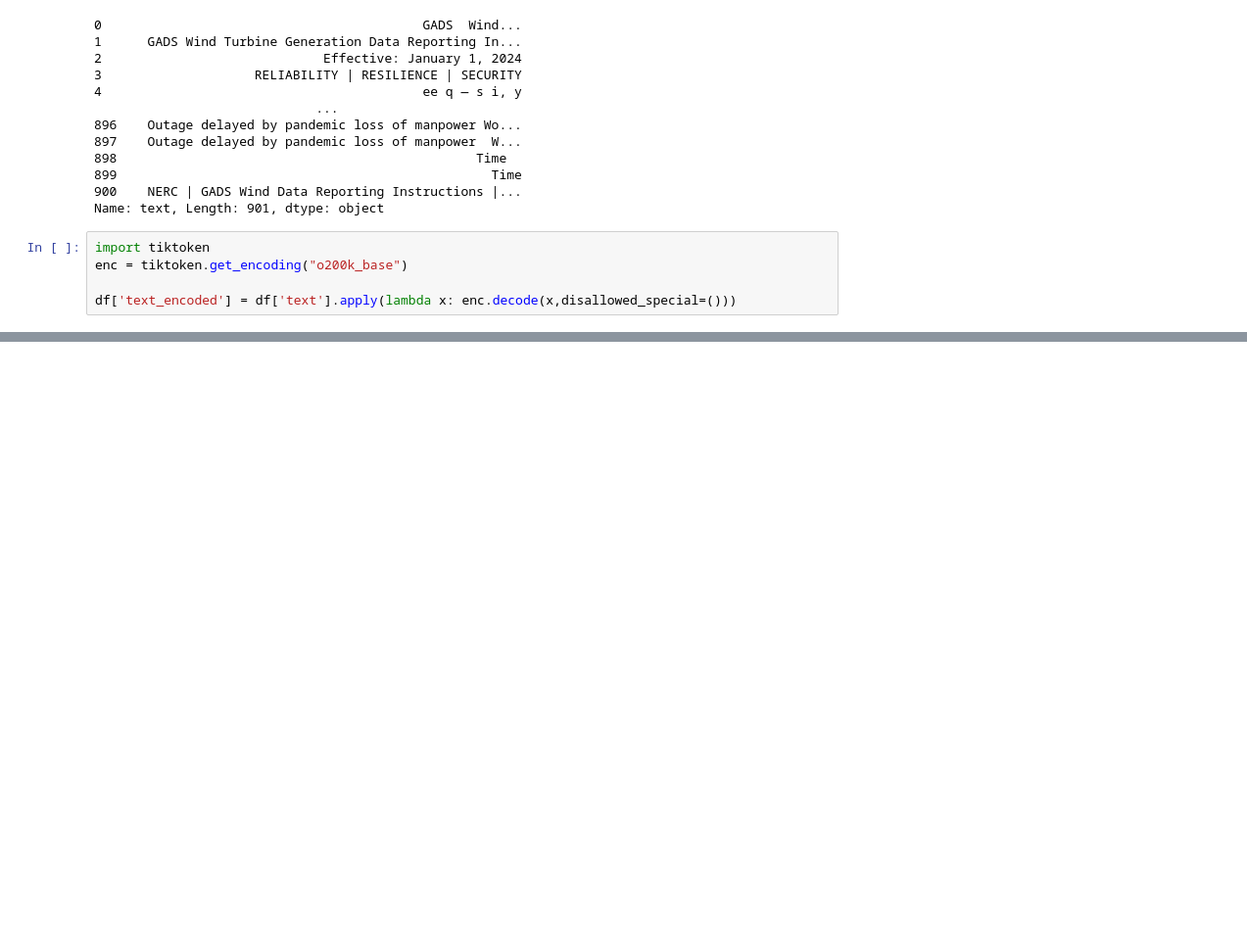
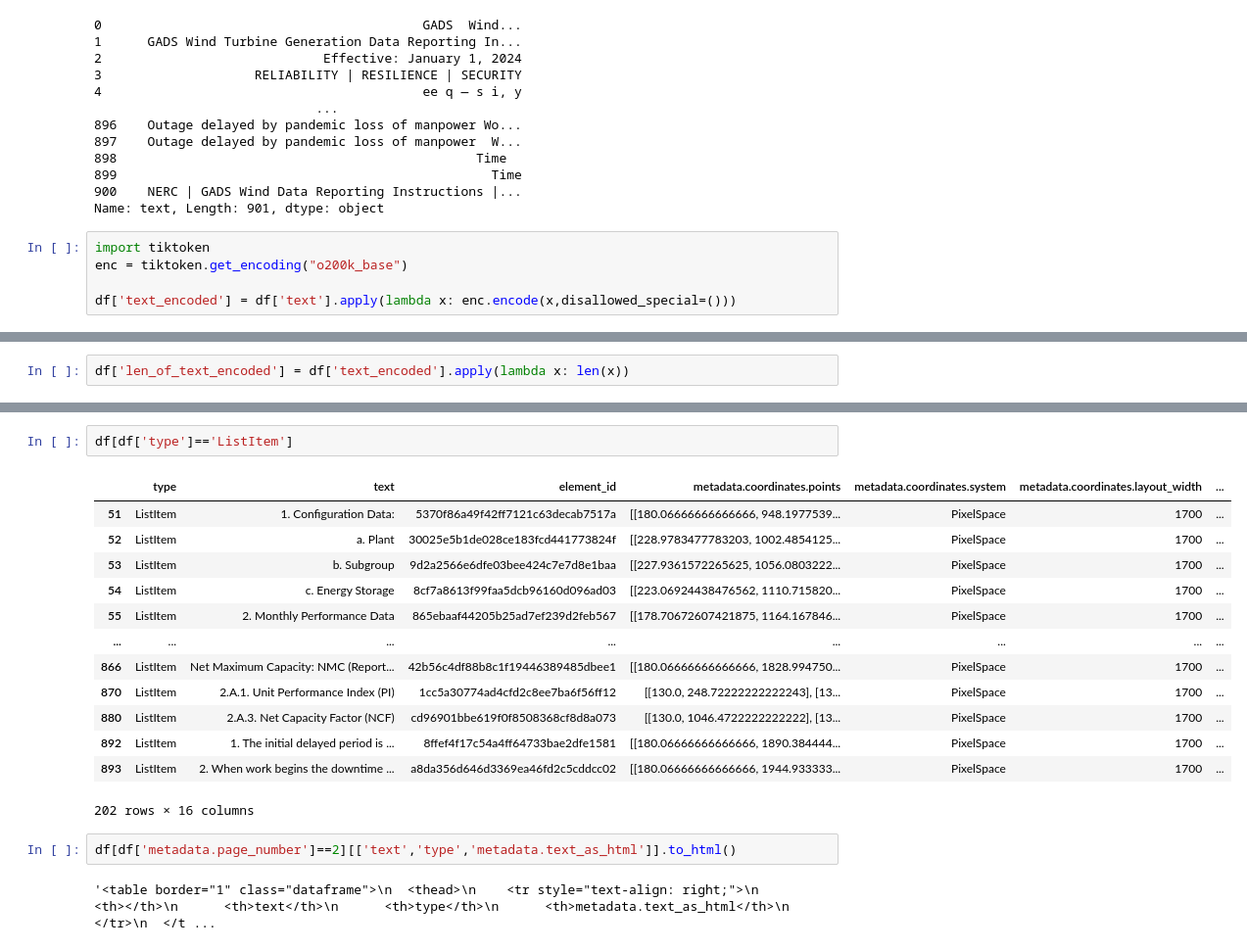
Before and after one commit to jayshah5696/til, a Jupyter notebook: unstructored/demo.ipynb, the cells around one changed output, grey strips where cells are left out. Shown at 98% size. Cells and saved outputs as stored; diff of their text form; blank space fills up the shorter version.

```diff
--- a/unstructored/demo.ipynb
+++ b/unstructored/demo.ipynb
@@ -190,4 +190,4 @@ Name: text, Length: 901, dtype: object
 import tiktoken
 enc = tiktoken.get_encoding("o200k_base")
 
-df['text_encoded'] = df['text'].apply(lambda x: enc.decode(x,disallowed_special=()))
+df['text_encoded'] = df['text'].apply(lambda x: enc.encode(x,disallowed_special=()))
@@ -195,0 +194,2 @@ TypeError: argument 'tokens': Can't extract `str` to `Vec`
+# %%
+df['len_of_text_encoded'] = df['text_encoded'].apply(lambda x: len(x))
@@ -195,0 +264,20 @@ TypeError: argument 'tokens': Can't extract `str` to `Vec`
+# %%
+df[df['type']=='ListItem']
+# %% [output]
+|  | type | text | element_id | metadata.coordinates.points | metadata.coordinates.system | metadata.coordinates.layout_width | ... |
+| 51 | ListItem | 1. Configuration Data: | 5370f86a49f42ff7121c63decab7517a | [[180.06666666666666, 948.1977539... | PixelSpace | 1700 | ... |
+| 52 | ListItem | a. Plant | 30025e5b1de028ce183fcd441773824f | [[228.9783477783203, 1002.4854125... | PixelSpace | 1700 | ... |
+| 53 | ListItem | b. Subgroup | 9d2a2566e6dfe03bee424c7e7d8e1baa | [[227.9361572265625, 1056.0803222... | PixelSpace | 1700 | ... |
+| 54 | ListItem | c. Energy Storage | 8cf7a8613f99faa5dcb96160d096ad03 | [[223.06924438476562, 1110.715820... | PixelSpace | 1700 | ... |
+| 55 | ListItem | 2. Monthly Performance Data | 865ebaaf44205b25ad7ef239d2feb567 | [[178.70672607421875, 1164.167846... | PixelSpace | 1700 | ... |
+| ... | ... | ... | ... | ... | ... | ... | ... |
+| 866 | ListItem | Net Maximum Capacity: NMC (Report... | 42b56c4df88b8c1f19446389485dbee1 | [[180.06666666666666, 1828.994750... | PixelSpace | 1700 | ... |
+| 870 | ListItem | 2.A.1. Unit Performance Index (PI) | 1cc5a30774ad4cfd2c8ee7ba6f56ff12 | [[130.0, 248.72222222222243], [13... | PixelSpace | 1700 | ... |
+| 880 | ListItem | 2.A.3. Net Capacity Factor (NCF) | cd96901bbe619f0f8508368cf8d8a073 | [[130.0, 1046.4722222222222], [13... | PixelSpace | 1700 | ... |
+| 892 | ListItem | 1. The initial delayed period is ... | 8ffef4f17c54a4ff64733bae2dfe1581 | [[180.06666666666666, 1890.384444... | PixelSpace | 1700 | ... |
+| 893 | ListItem | 2. When work begins the downtime ... | a8da356d646d3369ea46fd2c5cddcc02 | [[180.06666666666666, 1944.933333... | PixelSpace | 1700 | ... |
+202 rows × 16 columns
+# %%
+df[df['metadata.page_number']==2][['text','type','metadata.text_as_html']].to_html()
+# %% [output]
+'<table border="1" class="dataframe">\n  <thead>\n    <tr style="text-align: right;">\n      <th></th>\n      <th>text</th>\n      <th>type</th>\n      <th>metadata.text_as_html</th>\n    </tr>\n  </t ...
```
Also changed, not shown: parts of 15 cells of this notebook.
